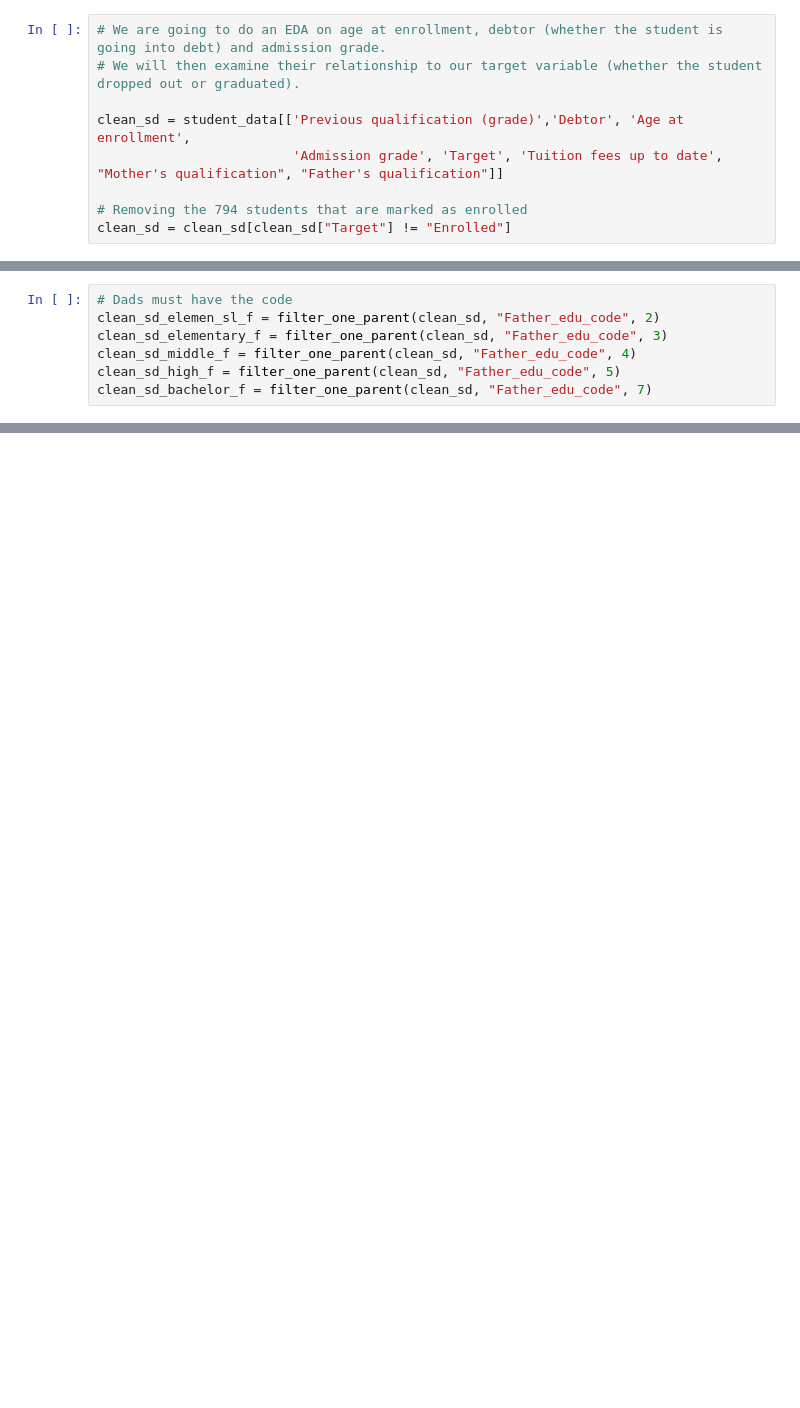
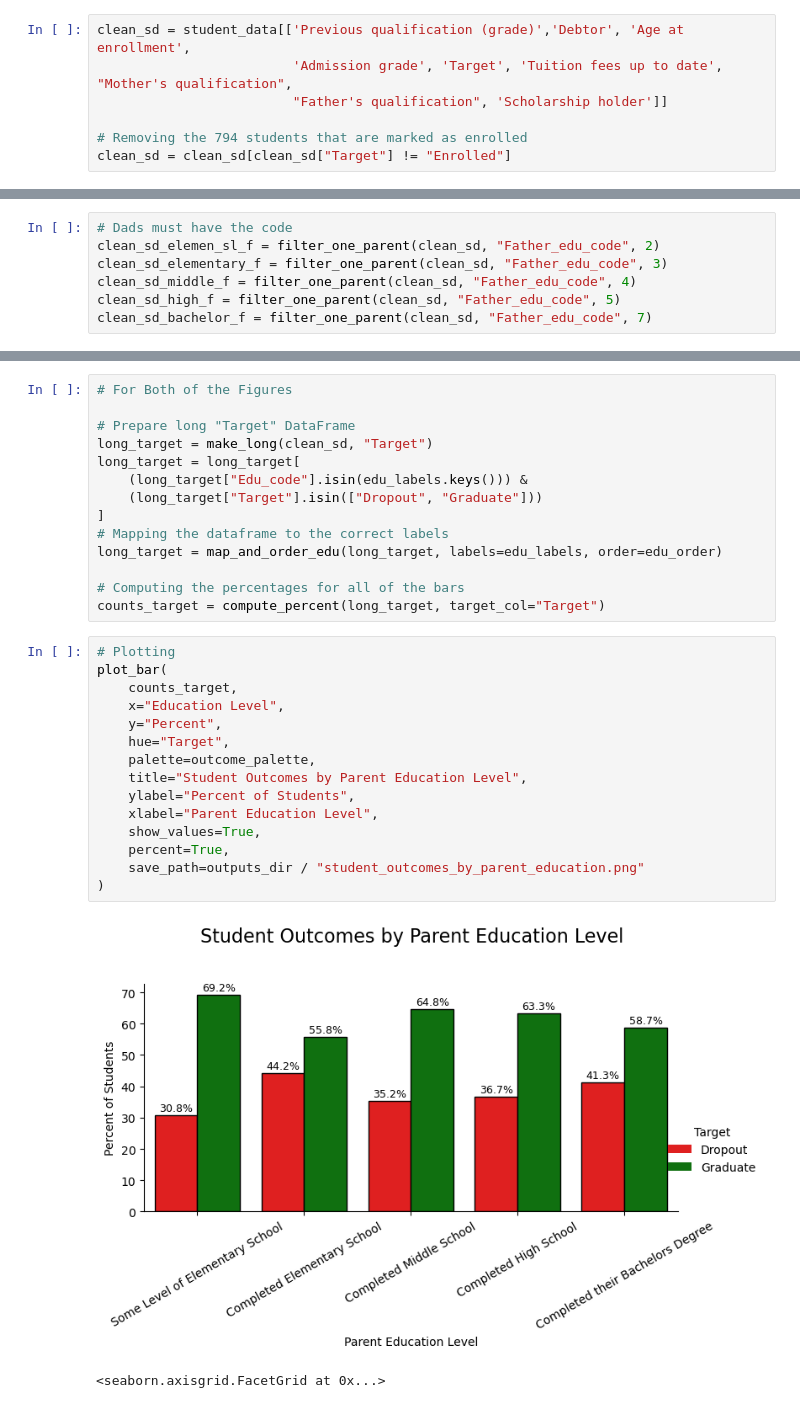
Before and after one commit to UCB-stat-159-f25/final-shrija-owen-allison, a Jupyter notebook: Notebook1.ipynb, the cells around one changed output, grey strips where cells are left out. Cells and saved outputs as stored; diff of their text form; blank space fills up the shorter version.

Commit message:
Updating both Notebooks

```diff
--- a/Notebook1.ipynb
+++ b/Notebook1.ipynb
@@ -39,9 +42,7 @@ Index(['Marital status', 'Application mode', 'Application order', 'Course',
 # %%
-# We are going to do an EDA on age at enrollment, debtor (whether the student is going into debt) and admission grade.
-# We will then examine their relationship to our target variable (whether the student dropped out or graduated).
-
 clean_sd = student_data[['Previous qualification (grade)','Debtor', 'Age at enrollment',
-                         'Admission grade', 'Target', 'Tuition fees up to date', "Mother's qualification", "Father's qualification"]]
+                         'Admission grade', 'Target', 'Tuition fees up to date', "Mother's qualification",
+                         "Father's qualification", 'Scholarship holder']]
 
 # Removing the 794 students that are marked as enrolled
 clean_sd = clean_sd[clean_sd["Target"] != "Enrolled"]
@@ -653,0 +1069,32 @@ Students whose parents completed their Bachelors and have Debt: 10.53%
+# %%
+# For Both of the Figures
+
+# Prepare long "Target" DataFrame
+long_target = make_long(clean_sd, "Target")
+long_target = long_target[
+    (long_target["Edu_code"].isin(edu_labels.keys())) &
+    (long_target["Target"].isin(["Dropout", "Graduate"]))
+]
+# Mapping the dataframe to the correct labels
+long_target = map_and_order_edu(long_target, labels=edu_labels, order=edu_order)
+
+# Computing the percentages for all of the bars
+counts_target = compute_percent(long_target, target_col="Target")
+# %%
+# Plotting
+plot_bar(
+    counts_target,
+    x="Education Level",
+    y="Percent",
+    hue="Target",
+    palette=outcome_palette,
+    title="Student Outcomes by Parent Education Level",
+    ylabel="Percent of Students",
+    xlabel="Parent Education Level",
+    show_values=True,
+    percent=True,
+    save_path=outputs_dir / "student_outcomes_by_parent_education.png"
+)
+# %% [output]
+[figure, added]
+<seaborn.axisgrid.FacetGrid at 0x...>
```
Also changed, not shown: parts of 56 cells of this notebook, 1 other file.
